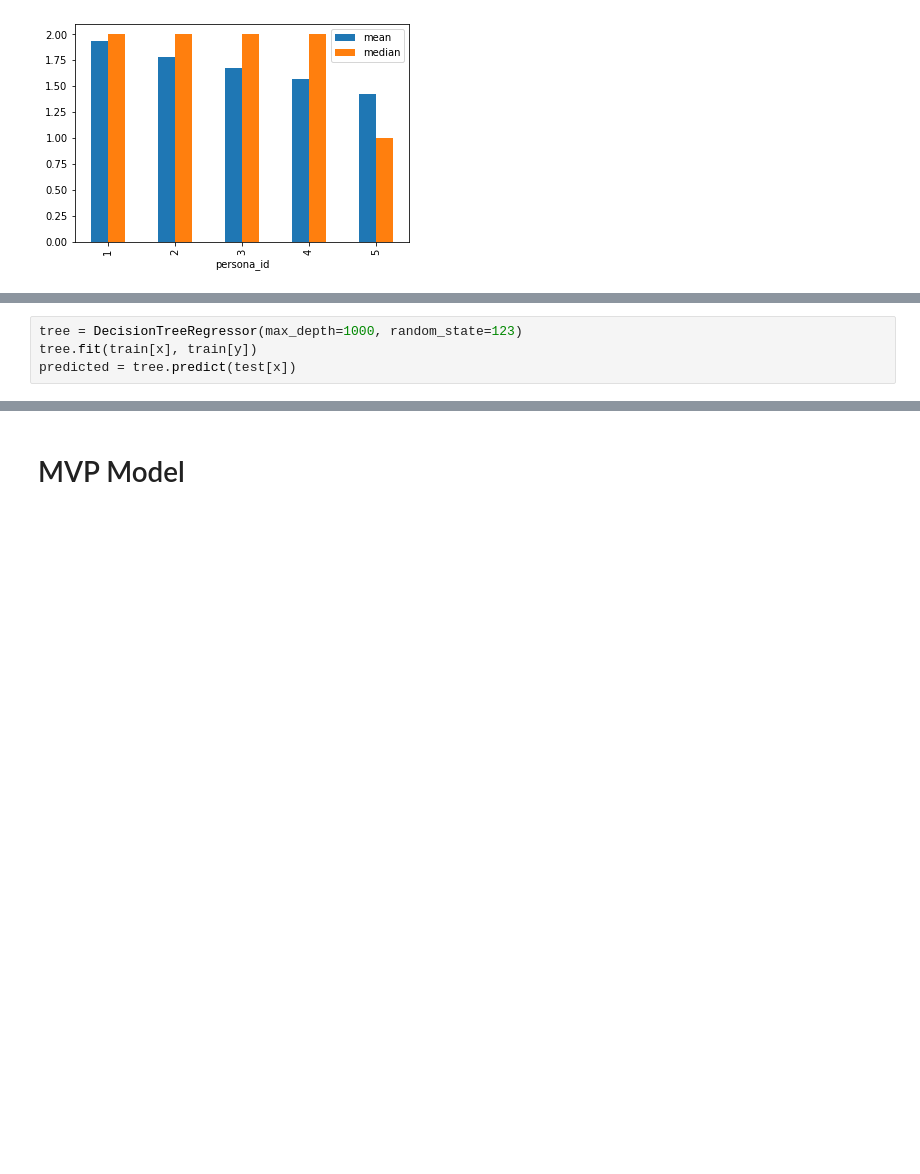
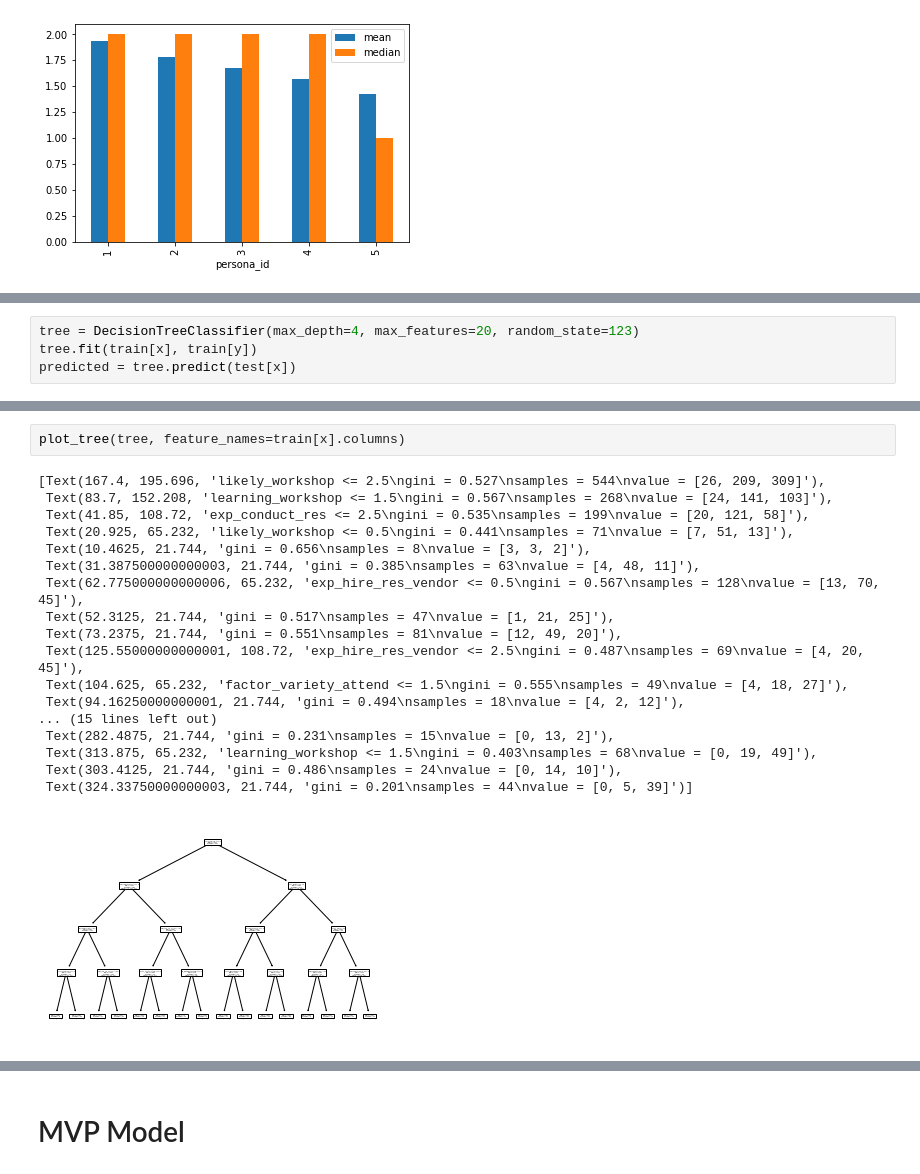
Before and after one commit to PersonaPredicta/Survey_Says..., a Jupyter notebook: dom/dom_nb.ipynb, the cells around one changed output, grey strips where cells are left out. Saved outputs shown, nothing was run; the diff lists cells and outputs as text; blank space fills up the shorter version.

```diff
--- a/dom/dom_nb.ipynb
+++ b/dom/dom_nb.ipynb
@@ -255,4 +268,4 @@ pd.DataFrame(row)
 # %%
-tree = DecisionTreeRegressor(max_depth=1000, random_state=123)
+tree = DecisionTreeClassifier(max_depth=4, max_features=20, random_state=123)
 tree.fit(train[x], train[y])
 predicted = tree.predict(test[x])
@@ -263,0 +290,21 @@ sns.scatterplot(predicted, test[y], alpha=.2)
+# %%
+plot_tree(tree, feature_names=train[x].columns)
+# %% [output]
+[Text(167.4, 195.696, 'likely_workshop <= 2.5\ngini = 0.527\nsamples = 544\nvalue = [26, 209, 309]'),
+ Text(83.7, 152.208, 'learning_workshop <= 1.5\ngini = 0.567\nsamples = 268\nvalue = [24, 141, 103]'),
+ Text(41.85, 108.72, 'exp_conduct_res <= 2.5\ngini = 0.535\nsamples = 199\nvalue = [20, 121, 58]'),
+ Text(20.925, 65.232, 'likely_workshop <= 0.5\ngini = 0.441\nsamples = 71\nvalue = [7, 51, 13]'),
+ Text(10.4625, 21.744, 'gini = 0.656\nsamples = 8\nvalue = [3, 3, 2]'),
+ Text(31.387500000000003, 21.744, 'gini = 0.385\nsamples = 63\nvalue = [4, 48, 11]'),
+ Text(62.775000000000006, 65.232, 'exp_hire_res_vendor <= 0.5\ngini = 0.567\nsamples = 128\nvalue = [13, 70, 45]'),
+ Text(52.3125, 21.744, 'gini = 0.517\nsamples = 47\nvalue = [1, 21, 25]'),
+ Text(73.2375, 21.744, 'gini = 0.551\nsamples = 81\nvalue = [12, 49, 20]'),
+ Text(125.55000000000001, 108.72, 'exp_hire_res_vendor <= 2.5\ngini = 0.487\nsamples = 69\nvalue = [4, 20, 45]'),
+ Text(104.625, 65.232, 'factor_variety_attend <= 1.5\ngini = 0.555\nsamples = 49\nvalue = [4, 18, 27]'),
+ Text(94.16250000000001, 21.744, 'gini = 0.494\nsamples = 18\nvalue = [4, 2, 12]'),
+... (15 lines left out)
+ Text(282.4875, 21.744, 'gini = 0.231\nsamples = 15\nvalue = [0, 13, 2]'),
+ Text(313.875, 65.232, 'learning_workshop <= 1.5\ngini = 0.403\nsamples = 68\nvalue = [0, 19, 49]'),
+ Text(303.4125, 21.744, 'gini = 0.486\nsamples = 24\nvalue = [0, 14, 10]'),
+ Text(324.33750000000003, 21.744, 'gini = 0.201\nsamples = 44\nvalue = [0, 5, 39]')]
+[figure, added]
```
Also changed, not shown: parts of 15 cells of this notebook.
